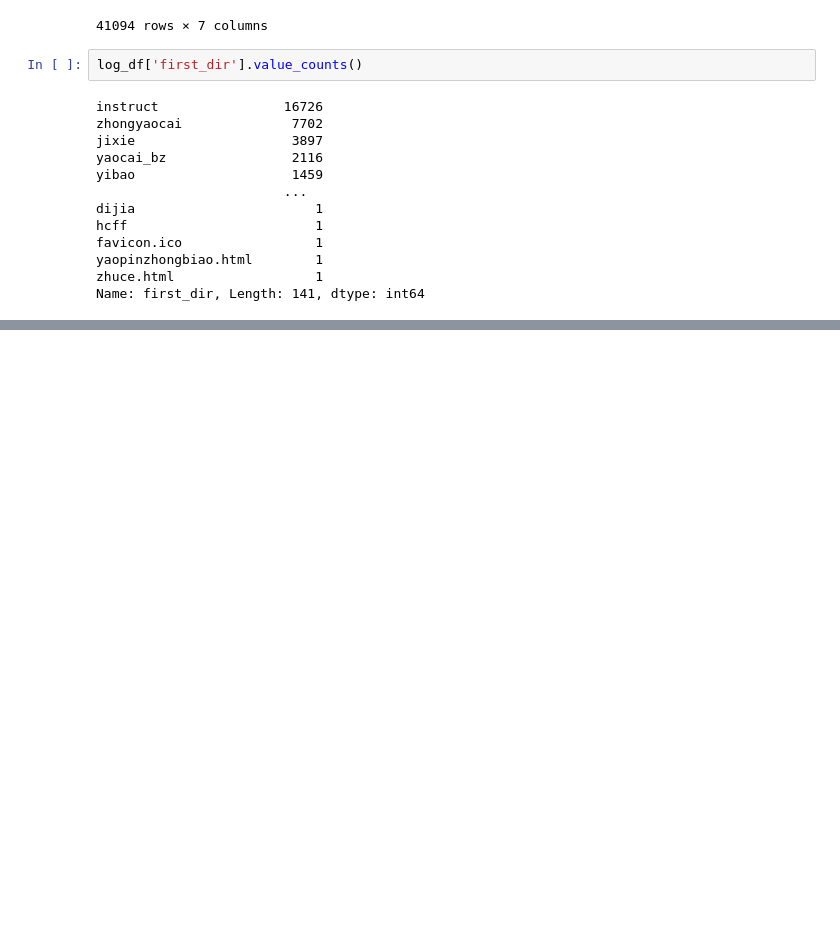
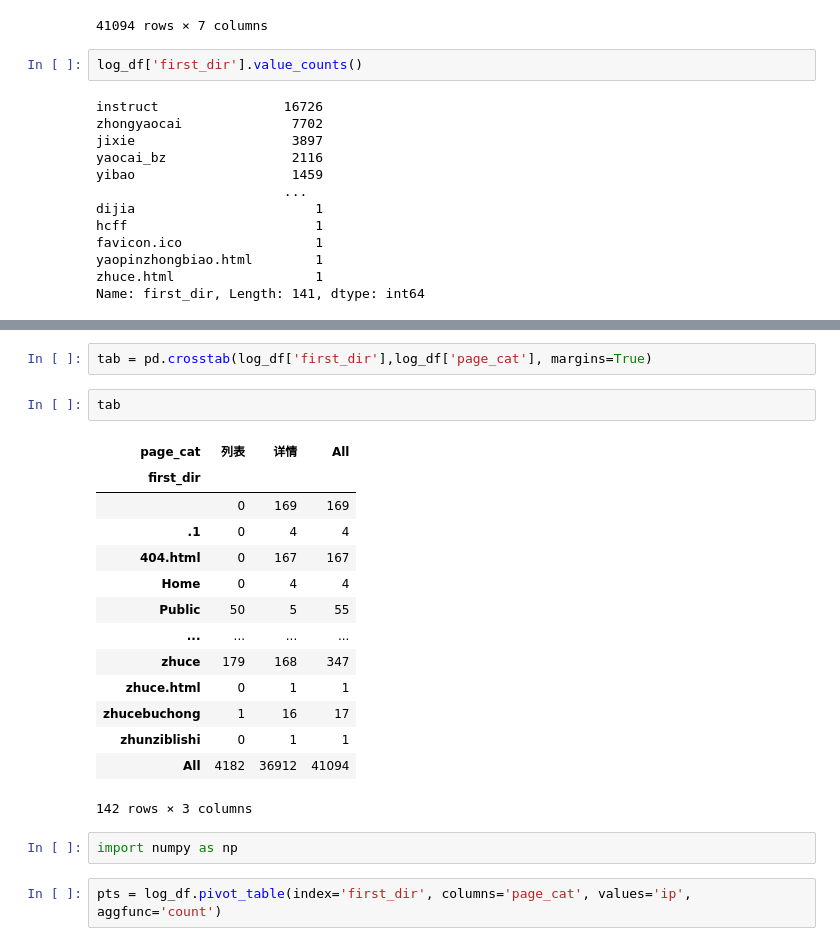
Before and after one commit to Liumeng404/log, a Jupyter notebook: log_file.ipynb, the cells around one changed output, grey strips where cells are left out. Cells and saved outputs as stored; diff of their text form; blank space fills up the shorter version.

```diff
--- a/log_file.ipynb
+++ b/log_file.ipynb
@@ -163,0 +240,23 @@ Name: first_dir, Length: 141, dtype: int64
+# %%
+tab = pd.crosstab(log_df['first_dir'],log_df['page_cat'], margins=True)
+# %%
+tab
+# %% [output]
+| page_cat | 列表 | 详情 | All |
+| first_dir |  |  |  |
+|  | 0 | 169 | 169 |
+| .1 | 0 | 4 | 4 |
+| 404.html | 0 | 167 | 167 |
+| Home | 0 | 4 | 4 |
+| Public | 50 | 5 | 55 |
+| ... | ... | ... | ... |
+| zhuce | 179 | 168 | 347 |
+| zhuce.html | 0 | 1 | 1 |
+| zhucebuchong | 1 | 16 | 17 |
+| zhunziblishi | 0 | 1 | 1 |
+| All | 4182 | 36912 | 41094 |
+142 rows × 3 columns
+# %%
+import numpy as np
+# %%
+pts = log_df.pivot_table(index='first_dir', columns='page_cat', values='ip', aggfunc='count')
```
Also changed, not shown: parts of 11 cells of this notebook.
